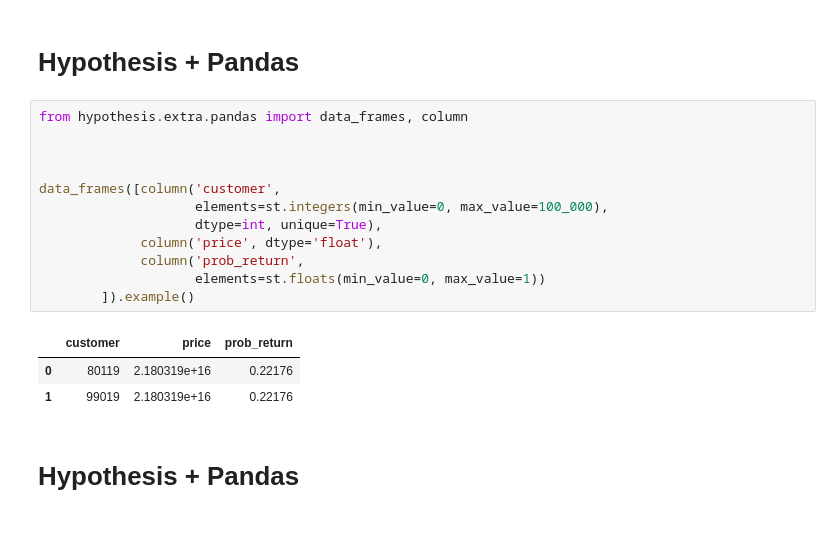
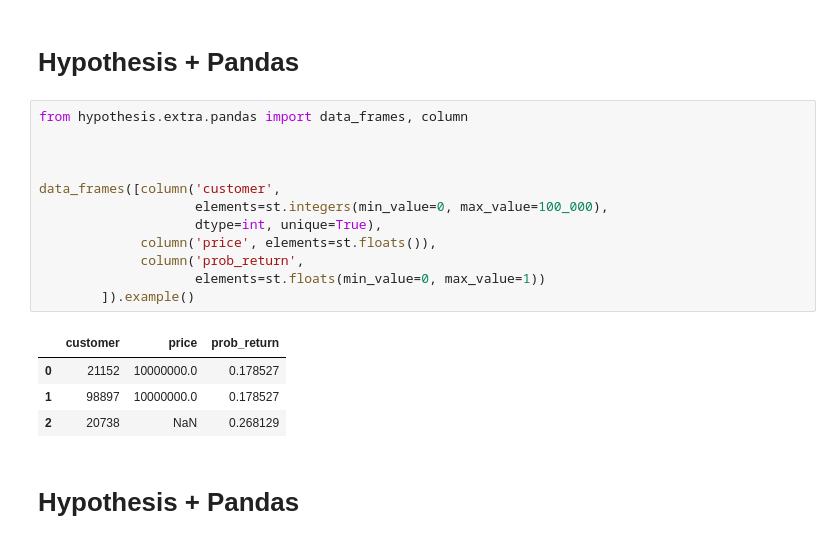
Before and after one commit to jesford/testing-in-data-science, a Jupyter notebook: intro-to-testing-presentation.ipynb, the cells around one changed output. Drawn from its saved outputs; the diff is of its cells as text.

```diff
--- a/intro-to-testing-presentation.ipynb
+++ b/intro-to-testing-presentation.ipynb
@@ -573,19 +593,20 @@ def test_backwards_allcaps(input_string):
 # %%
 from hypothesis.extra.pandas import data_frames, column
 
 
 
 data_frames([column('customer',
                     elements=st.integers(min_value=0, max_value=100_000),
                     dtype=int, unique=True),
-             column('price', dtype='float'),
+             column('price', elements=st.floats()),
              column('prob_return',
                     elements=st.floats(min_value=0, max_value=1))
         ]).example()
 # %% [output]
 |  | customer | price | prob_return |
-| 0 | 80119 | 2.180319e+16 | 0.22176 |
-| 1 | 99019 | 2.180319e+16 | 0.22176 |
+| 0 | 21152 | 10000000.0 | 0.178527 |
+| 1 | 98897 | 10000000.0 | 0.178527 |
+| 2 | 20738 | NaN | 0.268129 |
 # %% [markdown]
 # Hypothesis + Pandas
 # %%
```
Also changed, not shown: parts of 36 cells of this notebook, 2 other files.
